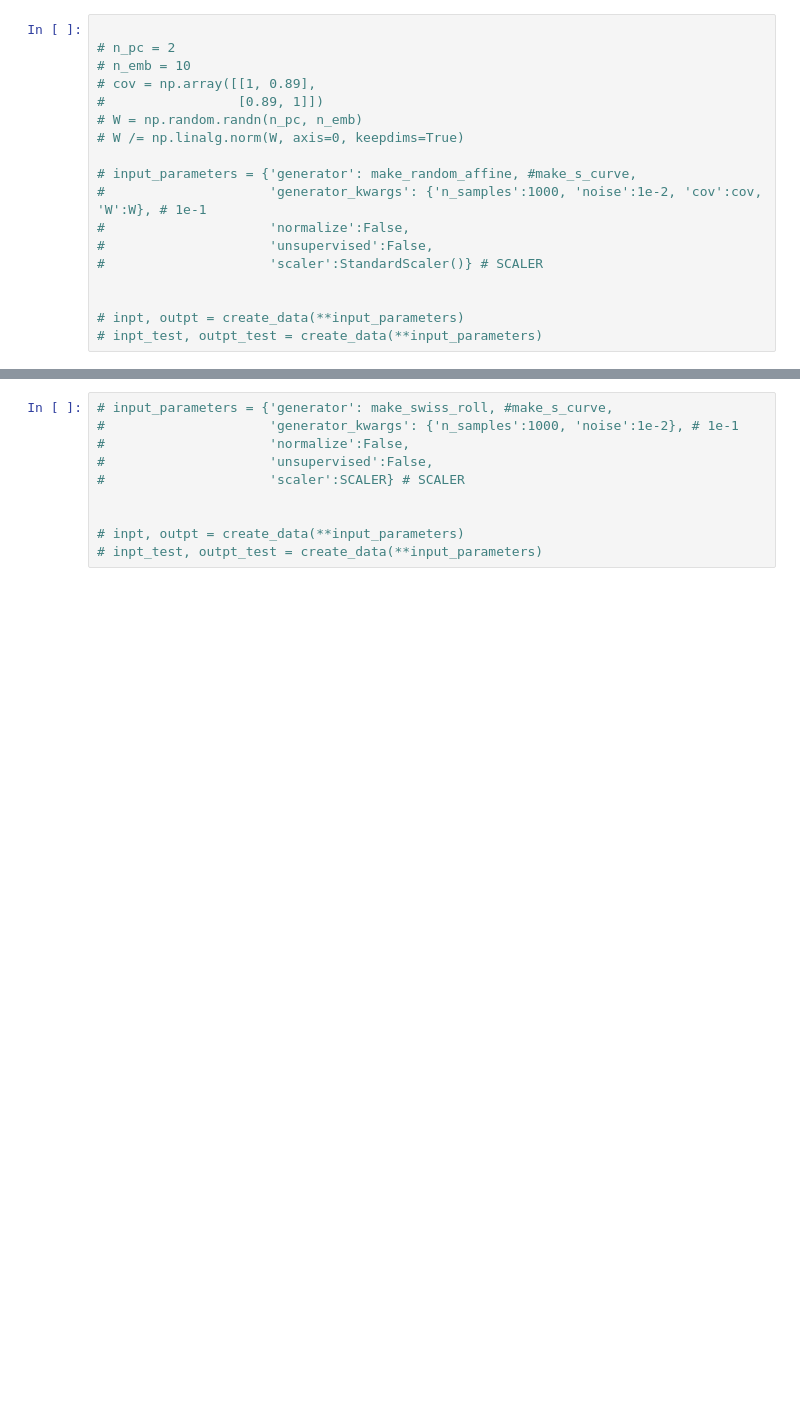
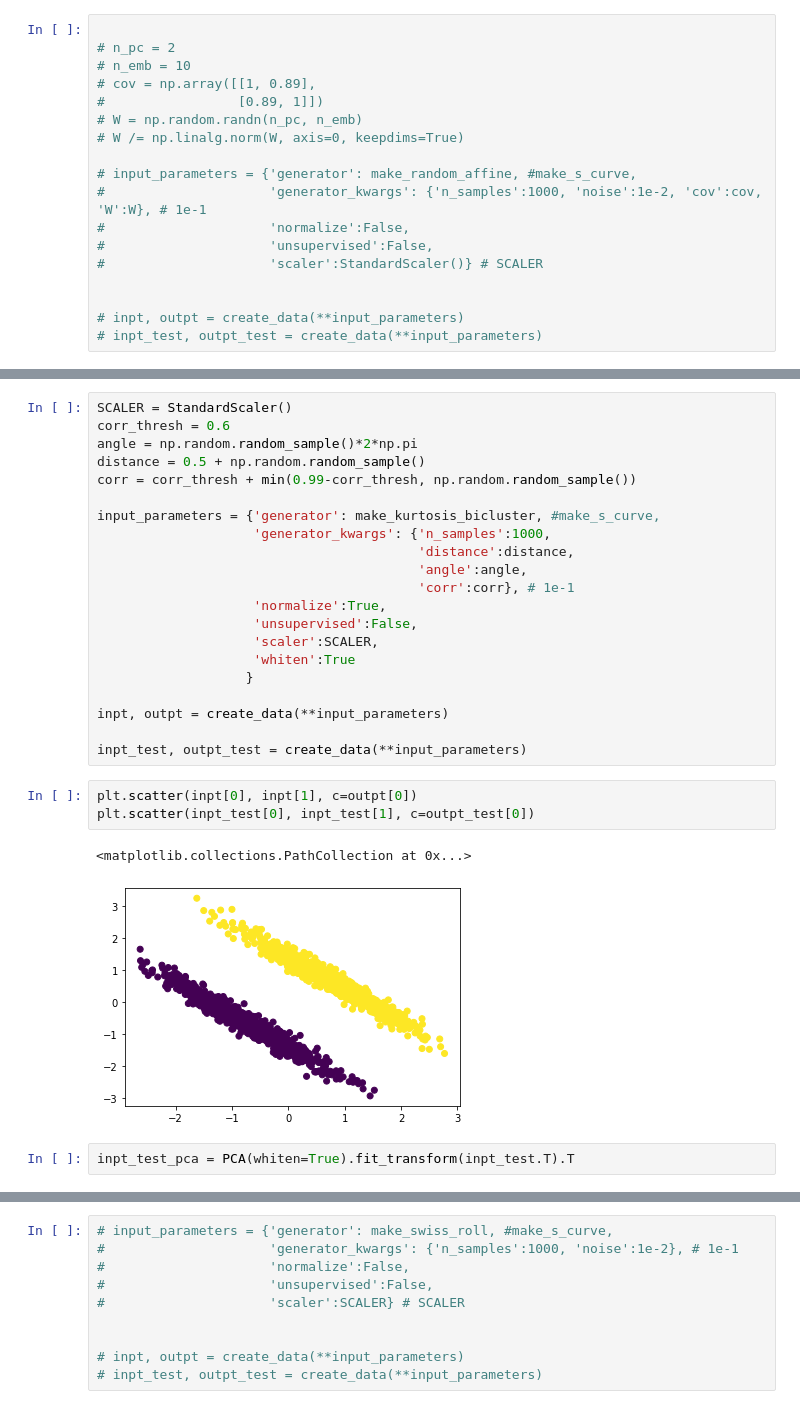
Before and after one commit to blufzzz/NonlinearHebbianPlasticity, a Jupyter notebook: mlp_nonlinear.ipynb, the cells around one changed output, grey strips where cells are left out. Saved outputs shown, nothing was run; the diff lists cells and outputs as text; blank space fills up the shorter version.

```diff
--- a/mlp_nonlinear.ipynb
+++ b/mlp_nonlinear.ipynb
@@ -86,0 +92,29 @@ inpt_test, outpt_test = create_data(**input_parameters)
+# %%
+SCALER = StandardScaler()
+corr_thresh = 0.6
+angle = np.random.random_sample()*2*np.pi
+distance = 0.5 + np.random.random_sample()
+corr = corr_thresh + min(0.99-corr_thresh, np.random.random_sample())
+
+input_parameters = {'generator': make_kurtosis_bicluster, #make_s_curve,
+                    'generator_kwargs': {'n_samples':1000,
+                                         'distance':distance,
+                                         'angle':angle,
+                                         'corr':corr}, # 1e-1
+                    'normalize':True,
+                    'unsupervised':False,
+                    'scaler':SCALER,
+                    'whiten':True
+                   }
+
+inpt, outpt = create_data(**input_parameters)
+
+inpt_test, outpt_test = create_data(**input_parameters)
+# %%
+plt.scatter(inpt[0], inpt[1], c=outpt[0])
+plt.scatter(inpt_test[0], inpt_test[1], c=outpt_test[0])
+# %% [output]
+<matplotlib.collections.PathCollection at 0x...>
+[figure, added]
+# %%
+inpt_test_pca = PCA(whiten=True).fit_transform(inpt_test.T).T
```
Also changed, not shown: parts of 40 cells of this notebook, 6 other files.
